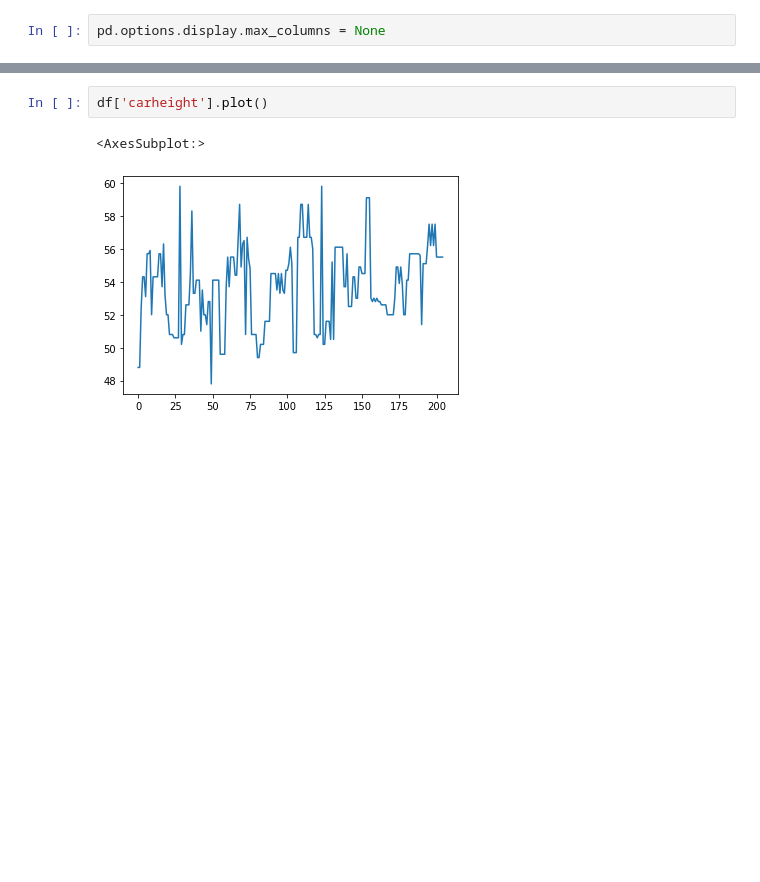
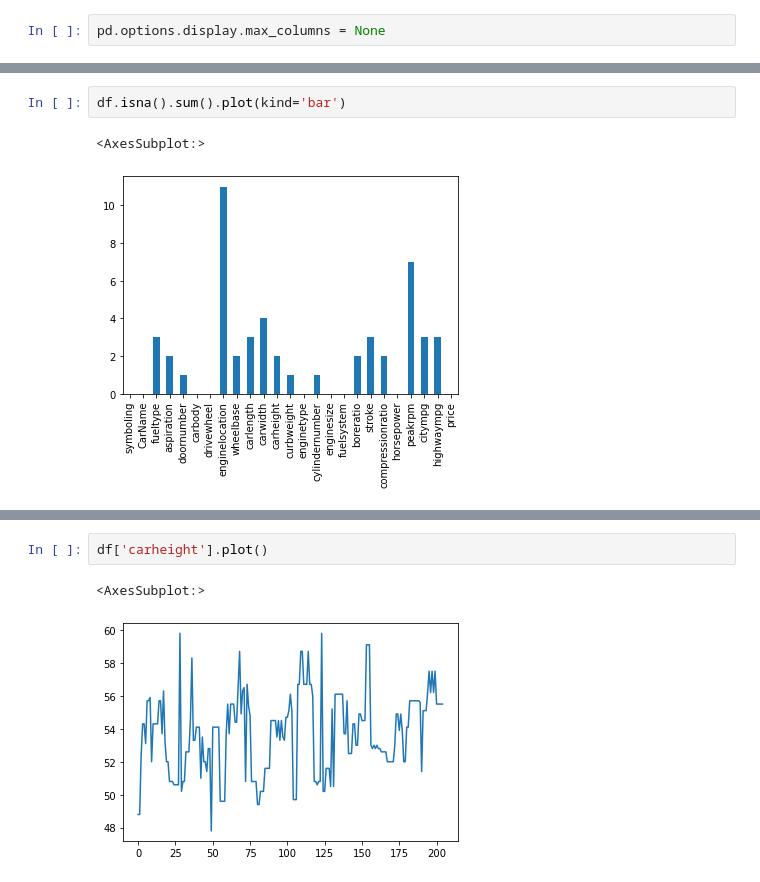
Before and after one commit to herovired-content/Pandas, a Jupyter notebook: Pandas _Carprice.ipynb, the cells around one changed output, grey strips where cells are left out. Drawn from its saved outputs; the diff is of its cells as text; blank space fills up the shorter version.

```diff
--- a/Pandas _Carprice.ipynb
+++ b/Pandas _Carprice.ipynb
@@ -82,0 +125,5 @@ Index(['car_ID', 'symboling', 'CarName', 'fueltype', 'aspiration',
+# %%
+df.isna().sum().plot(kind='bar')
+# %% [output]
+<AxesSubplot:>
+[figure, added]
```
Also changed, not shown: parts of 35 cells of this notebook, 1 other file.
